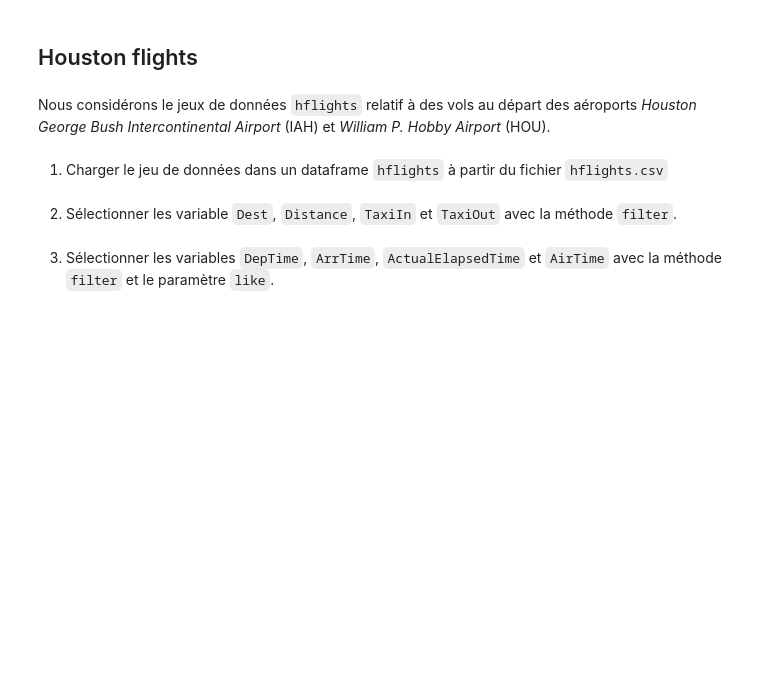
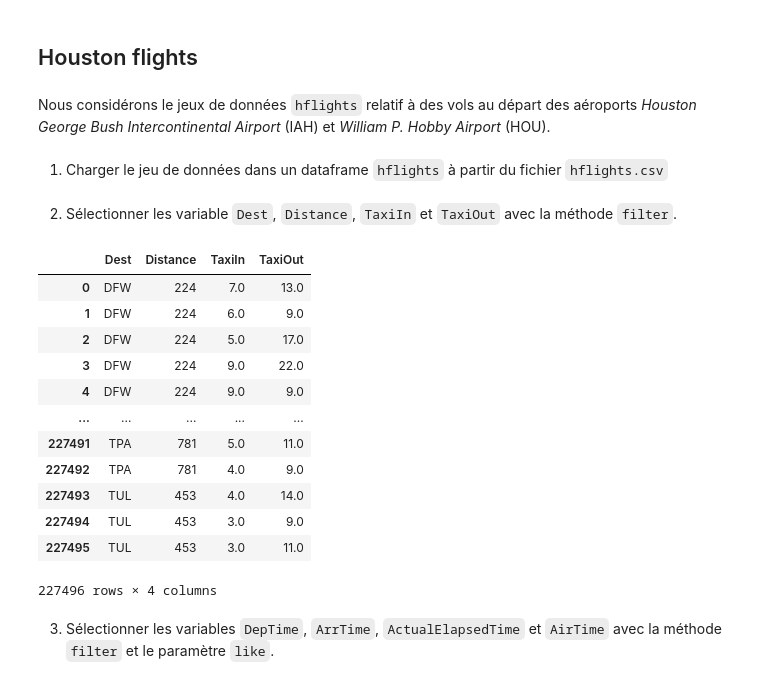
Before and after one commit to jcout79/Formation-ENSAE, a Jupyter notebook: notebooks/01_pandas_1.ipynb, the cells around one changed output. Drawn from its saved outputs; the diff is of its cells as text; code cells hidden in the pictures; blank space fills up the shorter version.

```diff
--- a/notebooks/01_pandas_1.ipynb
+++ b/notebooks/01_pandas_1.ipynb
@@ -117,4 +119,20 @@ Nous considérons le jeux de données `hflights` relatif à des vols au départ
 # %% [markdown]
 2. Sélectionner les variable `Dest`, `Distance`, `TaxiIn` et `TaxiOut` avec la méthode `filter`.
+# %%
+hflights.filter(items = ["Dest", "Distance", "TaxiIn", "TaxiOut"])
+# %% [output]
+|  | Dest | Distance | TaxiIn | TaxiOut |
+| 0 | DFW | 224 | 7.0 | 13.0 |
+| 1 | DFW | 224 | 6.0 | 9.0 |
+| 2 | DFW | 224 | 5.0 | 17.0 |
+| 3 | DFW | 224 | 9.0 | 22.0 |
+| 4 | DFW | 224 | 9.0 | 9.0 |
+| ... | ... | ... | ... | ... |
+| 227491 | TPA | 781 | 5.0 | 11.0 |
+| 227492 | TPA | 781 | 4.0 | 9.0 |
+| 227493 | TUL | 453 | 4.0 | 14.0 |
+| 227494 | TUL | 453 | 3.0 | 9.0 |
+| 227495 | TUL | 453 | 3.0 | 11.0 |
+227496 rows × 4 columns
 # %% [markdown]
 3. Sélectionner les variables `DepTime`, `ArrTime`, `ActualElapsedTime` et `AirTime` avec la méthode `filter` et le paramètre `like`.
```
Also changed, not shown: parts of 7 cells of this notebook.
